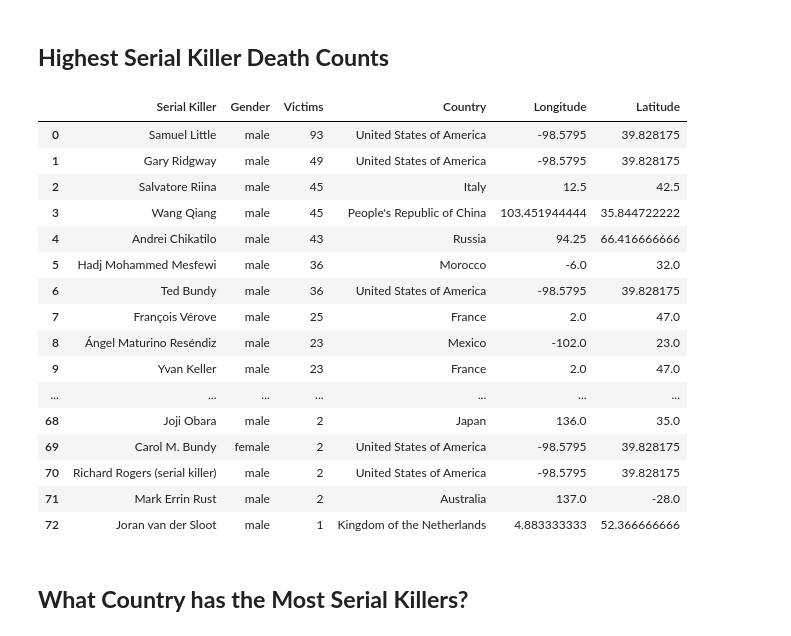
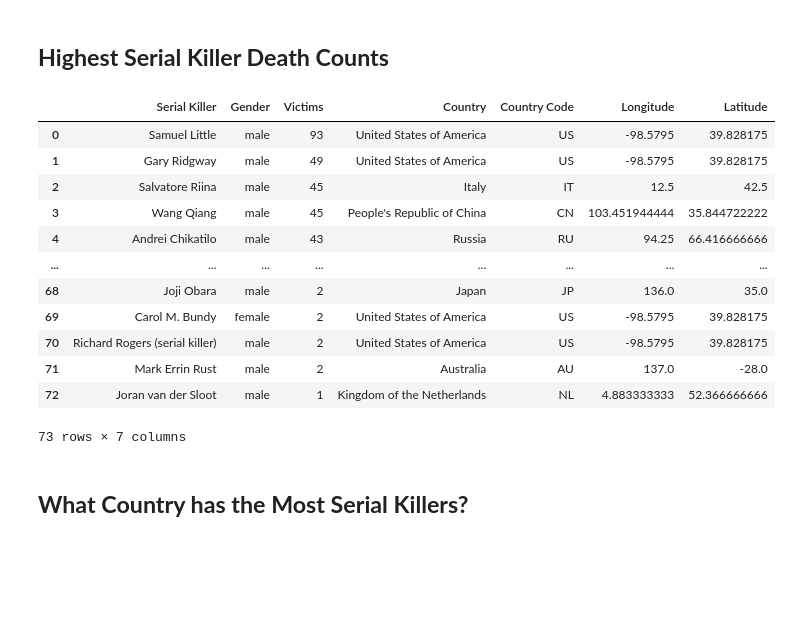
Before and after one commit to Information-Visualization-Project/Murder-History, a Jupyter notebook: Documentation.ipynb, the cells around one changed output. Cells and saved outputs as stored; diff of their text form; code cells hidden in the pictures; blank space fills up the shorter version.

```diff
--- a/Documentation.ipynb
+++ b/Documentation.ipynb
@@ -116,69 +116,68 @@ df
 ---
 # %%
 query = """
-SELECT ?serialKillerLabel ?genderLabel ?victimCount ?countryOfCitizenshipLabel ?coordinates WHERE {
-?serialKiller wdt:P106 wd:Q484188 .
-?serialKiller wdt:P31 wd:Q5 .
-?serialKiller wdt:P21 ?gender .
-?serialKiller wdt:P1345 ?victimCount .
-?serialKiller wdt:P27 ?countryOfCitizenship .
-?countryOfCitizenship wdt:P31 wd:Q3624078 .
-?countryOfCitizenship wdt:P625 ?coordinates .
-SERVICE wikibase:label { bd:serviceParam wikibase:language "en" .
+SELECT ?serialKillerLabel ?genderLabel ?victimCount ?countryOfCitizenshipLabel ?countryCode ?coordinates WHERE {
+  ?serialKiller wdt:P106 wd:Q484188 .
+  ?serialKiller wdt:P31 wd:Q5 .
+  ?serialKiller wdt:P21 ?gender .
+  ?serialKiller wdt:P1345 ?victimCount .
+  ?serialKiller wdt:P27 ?countryOfCitizenship .
+  ?countryOfCitizenship wdt:P31 wd:Q3624078 .
+  ?countryOfCitizenship wdt:P297 ?countryCode .
+  ?countryOfCitizenship wdt:P625 ?coordinates .
+  SERVICE wikibase:label {
+    bd:serviceParam wikibase:language "en" .
     ?serialKiller rdfs:label ?serialKillerLabel .
     ?gender rdfs:label ?genderLabel .
     ?countryOfCitizenship rdfs:label ?countryOfCitizenshipLabel .
-    }
+  }
 }
 ORDER BY DESC(?victimCount)
 """
 
 # Create the DataFrame
 def get_dataframe_from_sparql(query):
     sparql_wd.setQuery(query)
     sparql_wd.setReturnFormat(JSON)
     results = sparql_wd.query().convert()
 
     data = []
     for result in results["results"]["bindings"]:
      data.append({
      'Serial Killer': result['serialKillerLabel']['value'],
      'Gender': result['genderLabel']['value'],
      'Victims': result['victimCount']['value'],
      'Country': result['countryOfCitizenshipLabel']['value'],
+     'Country Code': result['countryCode']['value'],
      'Coordinates': result['coordinates']['value']
         })
 
     df = pd.DataFrame(data)
     df[['Longitude', 'Latitude']] = df['Coordinates'].str.extract('(\-?\d+\.\d+)\s(\-?\d+\.\d+)')
     df = df.drop(columns=['Coordinates'])
-    df.columns = ['Serial Killer', 'Gender', 'Victims', 'Country', 'Longitude', 'Latitude']
+    df.columns = ['Serial Killer', 'Gender', 'Victims', 'Country', 'Country Code', 'Longitude', 'Latitude']
     return df
 
 df = get_dataframe_from_sparql(query)
 
 # Save the data to a CSV file
 df.to_csv("serial_killers_most_victims.csv")
 
 df
 # %% [output]
-|  | Serial Killer | Gender | Victims | Country | Longitude | Latitude |
-| 0 | Samuel Little | male | 93 | United States of America | -98.5795 | 39.828175 |
-| 1 | Gary Ridgway | male | 49 | United States of America | -98.5795 | 39.828175 |
-| 2 | Salvatore Riina | male | 45 | Italy | 12.5 | 42.5 |
-| 3 | Wang Qiang | male | 45 | People's Republic of China | 103.451944444 | 35.844722222 |
-| 4 | Andrei Chikatilo | male | 43 | Russia | 94.25 | 66.416666666 |
-| 5 | Hadj Mohammed Mesfewi | male | 36 | Morocco | -6.0 | 32.0 |
-| 6 | Ted Bundy | male | 36 | United States of America | -98.5795 | 39.828175 |
-| 7 | François Vérove | male | 25 | France | 2.0 | 47.0 |
-| 8 | Ángel Maturino Reséndiz | male | 23 | Mexico | -102.0 | 23.0 |
-| 9 | Yvan Keller | male | 23 | France | 2.0 | 47.0 |
-| ... | ... | ... | ... | ... | ... | ... |
-| 68 | Joji Obara | male | 2 | Japan | 136.0 | 35.0 |
-| 69 | Carol M. Bundy | female | 2 | United States of America | -98.5795 | 39.828175 |
-| 70 | Richard Rogers (serial killer) | male | 2 | United States of America | -98.5795 | 39.828175 |
-| 71 | Mark Errin Rust | male | 2 | Australia | 137.0 | -28.0 |
-| 72 | Joran van der Sloot | male | 1 | Kingdom of the Netherlands | 4.883333333 | 52.366666666 |
+|  | Serial Killer | Gender | Victims | Country | Country Code | Longitude | Latitude |
+| 0 | Samuel Little | male | 93 | United States of America | US | -98.5795 | 39.828175 |
+| 1 | Gary Ridgway | male | 49 | United States of America | US | -98.5795 | 39.828175 |
+| 2 | Salvatore Riina | male | 45 | Italy | IT | 12.5 | 42.5 |
+| 3 | Wang Qiang | male | 45 | People's Republic of China | CN | 103.451944444 | 35.844722222 |
+| 4 | Andrei Chikatilo | male | 43 | Russia | RU | 94.25 | 66.416666666 |
+| ... | ... | ... | ... | ... | ... | ... | ... |
+| 68 | Joji Obara | male | 2 | Japan | JP | 136.0 | 35.0 |
+| 69 | Carol M. Bundy | female | 2 | United States of America | US | -98.5795 | 39.828175 |
+| 70 | Richard Rogers (serial killer) | male | 2 | United States of America | US | -98.5795 | 39.828175 |
+| 71 | Mark Errin Rust | male | 2 | Australia | AU | 137.0 | -28.0 |
+| 72 | Joran van der Sloot | male | 1 | Kingdom of the Netherlands | NL | 4.883333333 | 52.366666666 |
+73 rows × 7 columns
 # %% [markdown]
 **What Country has the Most Serial Killers?**
 ---
```
Also changed, not shown: parts of 4 cells of this notebook.
